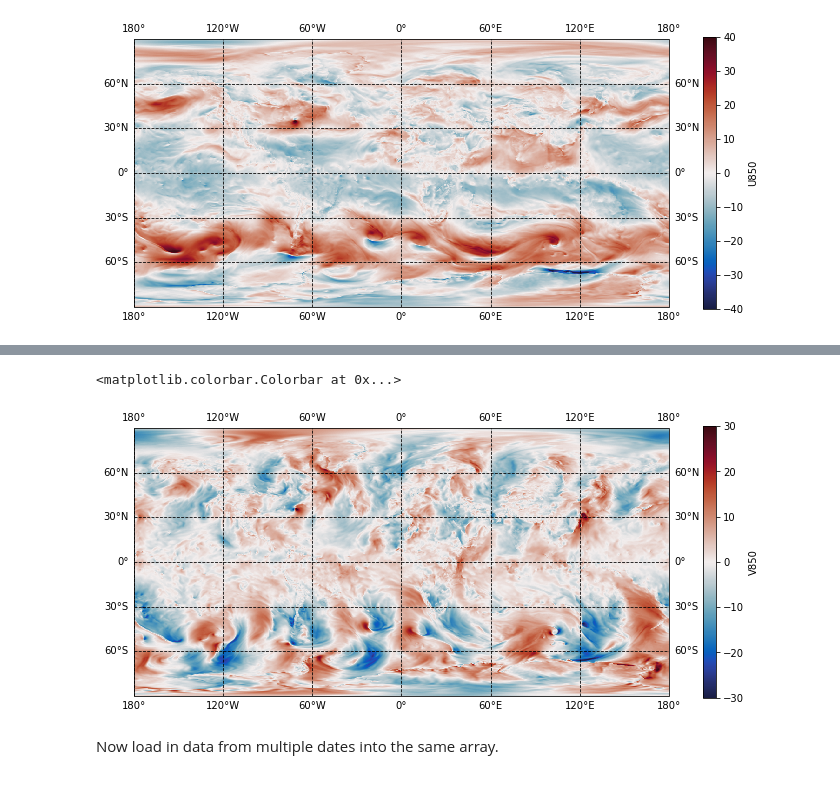
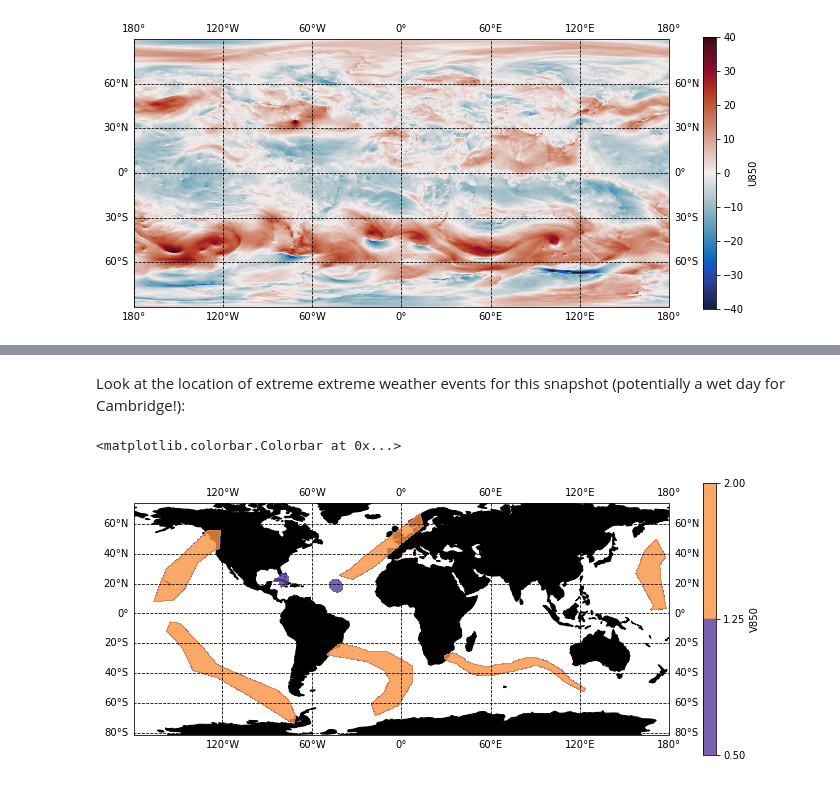
Before and after one commit to Ira-Shokar/CCFCS-Machine-Learning-Workshop, a Jupyter notebook: data_loading.ipynb, the cells around one changed output, grey strips where cells are left out. Drawn from its saved outputs; the diff is of its cells as text; code cells hidden in the pictures.

Commit message:
Updata data loading notebook

```diff
--- a/data_loading.ipynb
+++ b/data_loading.ipynb
@@ -19 +18,4 @@ ds = xr.open_dataset(fn)
+# %%
+fn = 'test'+'.nc'
+ds = xr.open_dataset(fn)
 # %% [markdown]
@@ -100,0 +121,9 @@ We can see the distinctive strong westerly winds over the Southern ocean in the
+# %%
+projection=ccrs.PlateCarree();
+figsize = (12,5)
+
+labels = ds.LABELS.values
+
+fig, ax = map_setup(figsize,projection)
+image = ax.contourf(lon, lat,labels[0], transform=ccrs.PlateCarree(), levels=np.linspace(0.5,2,3), alpha=0.8, cmap=cmocean.cm.thermal)
+fig.colorbar(image, ax=ax, label='V850')
@@ -101,12 +168,12 @@ We can see the distinctive strong westerly winds over the Southern ocean in the
+# %% [markdown]
+Look at the location of extreme extreme weather events for this snapshot (potentially a wet day for Cambridge!):
 # %%
 projection=ccrs.PlateCarree();
 figsize = (12,5)
 
 fig, ax = map_setup(figsize,projection)
-image = ax.pcolormesh(lon, lat,V850[0], transform=ccrs.PlateCarree(), cmap=cmocean.cm.balance, vmin=-30, vmax=30)
+image = ax.contourf(lon, lat,labels[41], transform=ccrs.PlateCarree(), levels=np.linspace(0.5,2,3), alpha=0.8, cmap=cmocean.cm.thermal)
 fig.colorbar(image, ax=ax, label='V850')
 # %% [output]
 <matplotlib.colorbar.Colorbar at 0x...>
-[figure, old version]
+[figure, new version]
-# %% [markdown]
-Now load in data from multiple dates into the same array.
```
Also changed, not shown: parts of 33 cells of this notebook.
